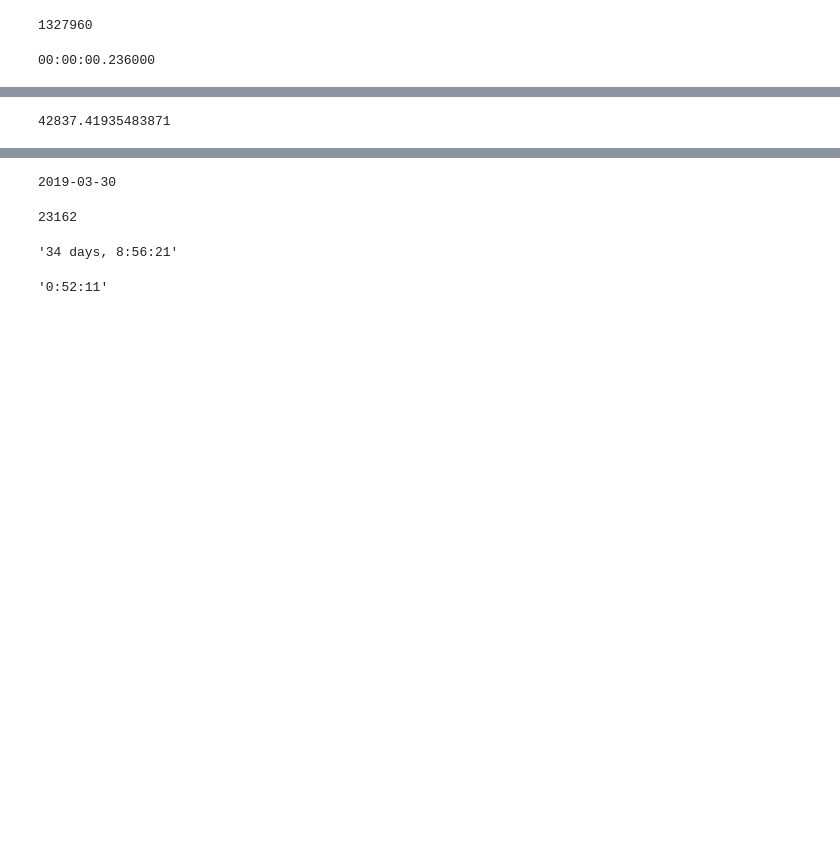
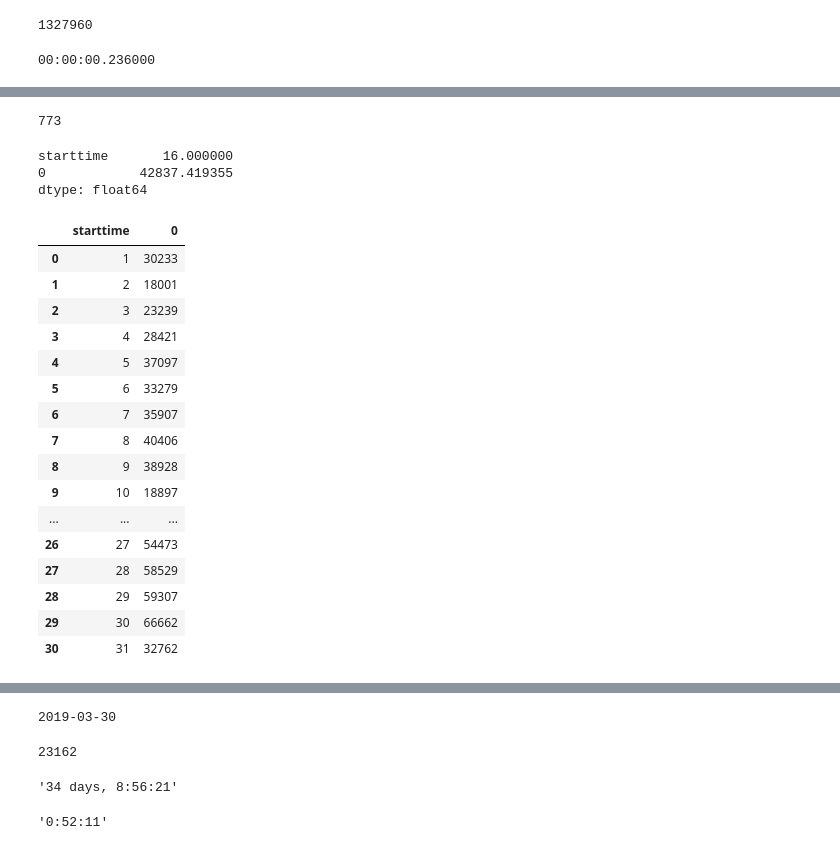
Before and after one commit to AdrianHauser/Advanced-Spatial-Analysis-II, a Jupyter notebook: Data_Challenge.ipynb, the cells around one changed output, grey strips where cells are left out. Drawn from its saved outputs; the diff is of its cells as text; code cells hidden in the pictures; blank space fills up the shorter version.

Commit message:
Data Challenge

```diff
--- a/Data_Challenge.ipynb
+++ b/Data_Challenge.ipynb
@@ -14,12 +15,3 @@ import shapely as shp
 from shapely.geometry import Point, Polygon, LineString
 import shapely.geometry
 import matplotlib.pyplot as plt
-# %%
-# Import Data
-df = pd.read_csv(r"C:\Users\adria\Documents\8_GEO_FS23\GEO881_Advanced_Spatial_Analysis_II\201903-citibike-tripdata.csv")
-
-# Cast Date strings to datetime
-df.starttime = pd.to_datetime(df.starttime)
-df.stoptime = pd.to_datetime(df.stoptime)
-
-print(df.dtypes)
@@ -43 +18,22 @@ dtype: object
+# %%
+# Import Data
+def import_csv(path:str, datetime_columns:List[str]=None, space_replacement:str=None) -> pd.DataFrame:
+    '''
+    Imports a .csv from path, has option to specify datetime-columns and characters to replace spaces in field names.
+    :param path: String containing path to .csv file.
+    :param datetime_columns: Specify datetime columns to cast them on inport.
+    :param underscore_replacement: Optional replacement character for spaces in field names.
+    :return:
+    '''
+
+    df = pd.read_csv('{}'.format(path), parse_dates=datetime_columns)
+
+    if space_replacement:
+        df.columns = df.columns.str.replace(' ', space_replacement)
+    return df
+
+df = import_csv(
+    path=r'C:\Users\adria\Documents\8_GEO_FS23\GEO881_Advanced_Spatial_Analysis_II\201903-citibike-tripdata.csv',
+    datetime_columns=['starttime','stoptime'],
+    space_replacement='_')
 # %%
@@ -61,8 +57,53 @@ df_station.nunique()
+# %%
+# 3. How many stations are used?
+def count_unique_values(df:pd.DataFrame, columns:List[str]) -> int:
+    '''
+    Counts unique values across one or multiple columns in a DataFrame.
+    :param df: Input DataFrame containing columns you want to get the count of unique values.
+    :return: Returns an integer indicating the number of unique values across the column(s).
+    '''
+
+    for i, column in enumerate(columns):
+        if i==0:
+            df_concat = df[column]
+        else:
+            df_concat = pd.concat([df_concat, df[column]])
+
+    return df_concat.nunique()
+
+count = count_unique_values(df=df, columns=['start_station_id', 'end_station_id'])
+print(count)
+# %% [output]
+773
 # %%
 # 4. What is the mean number of trips per day?
-df.groupby(df.starttime.dt.day).size().mean()
+def count_rows_per_day(df:pd.DataFrame, column:str) -> pd.DataFrame:
+    return df.groupby(df[column].dt.day).size().reset_index()
+
+trips_per_day = count_rows_per_day(df, 'starttime')
+print(trips_per_day.mean())
+trips_per_day
 # %% [output]
-42837.41935483871
+starttime       16.000000
+0            42837.419355
+dtype: float64
+|  | starttime | 0 |
+| 0 | 1 | 30233 |
+| 1 | 2 | 18001 |
+| 2 | 3 | 23239 |
+| 3 | 4 | 28421 |
+| 4 | 5 | 37097 |
+| 5 | 6 | 33279 |
+| 6 | 7 | 35907 |
+| 7 | 8 | 40406 |
+| 8 | 9 | 38928 |
+| 9 | 10 | 18897 |
+| ... | ... | ... |
+| 26 | 27 | 54473 |
+| 27 | 28 | 58529 |
+| 28 | 29 | 59307 |
+| 29 | 30 | 66662 |
+| 30 | 31 | 32762 |
 # %%
 # 5. What ist the mean number of trips on Sundays?
 df_sunday = df[df.starttime.dt.dayofweek == 6]
```
Also changed, not shown: parts of 6 cells of this notebook.
